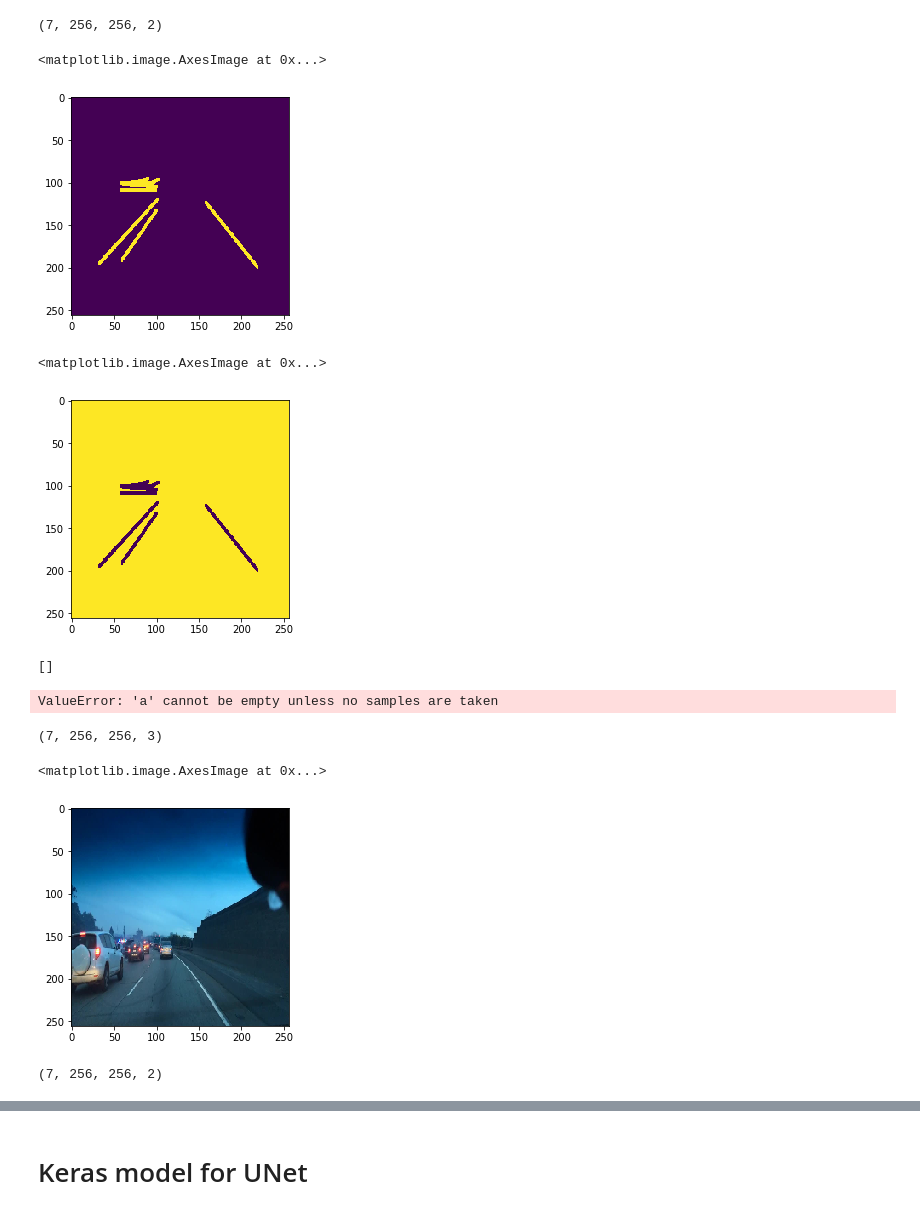
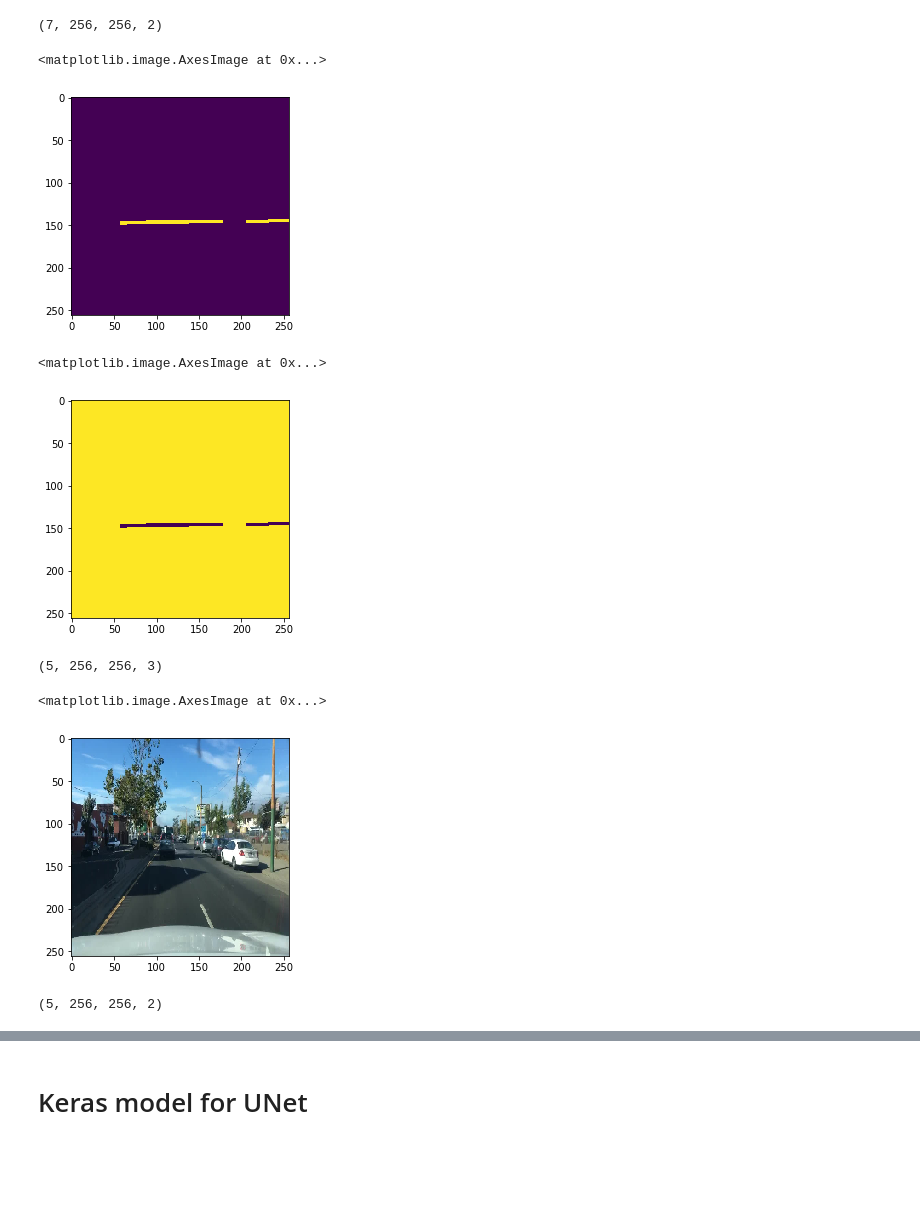
Before and after one commit to trived76/ECE1512-Homework3-LaneDetection, a Jupyter notebook: Lane_Detection.ipynb, the cells around one changed output, grey strips where cells are left out. Cells and saved outputs as stored; diff of their text form; code cells hidden in the pictures; blank space fills up the shorter version.

Commit message:
Validation generator is now perfect and model can be trained

```diff
--- a/Lane_Detection.ipynb
+++ b/Lane_Detection.ipynb
@@ -436,7 +437,7 @@ for i,j in enumerate(mask_img_name_tr):
         raw_img=cv2.imread(raw_img_name_tr[i])[:,:,::-1]
         raw_img=cv2.resize(raw_img,dsize=(256,256),interpolation=cv2.INTER_NEAREST)
 
-        mask_img=cv2.imread(j)[:,:,0]
+        mask_img=cv2.imread(j)
         mask_img=cv2.resize(mask_img,dsize=(256,256),interpolation=cv2.INTER_NEAREST)
 
         cv2.imwrite('data/train/raw/'+j[64:-8]+'.png',raw_img)
@@ -456,11 +457,11 @@ for i,j in enumerate(mask_img_name_val):
         raw_img=cv2.imread(raw_img_name_val[i])[:,:,::-1]
         raw_img=cv2.resize(raw_img,dsize=(256,256),interpolation=cv2.INTER_NEAREST)
 
-        mask_img=cv2.imread(j)[:,:,0]
+        mask_img=cv2.imread(j)
         mask_img=cv2.resize(mask_img,dsize=(256,256),interpolation=cv2.INTER_NEAREST)
 
-        cv2.imwrite('data/validation/raw'+j[64:-8]+'.png',raw_img)
-        cv2.imwrite('data/validation/mask'+j[64:-8]+'.png',mask_img)
+        cv2.imwrite('data/validation/raw/'+j[64:-8]+'.png',raw_img)
+        cv2.imwrite('data/validation/mask/'+j[64:-8]+'.png',mask_img)
 
         raw_img=0
         mask_img=0
@@ -476,11 +477,11 @@ for i,j in enumerate(mask_img_name_te):
         raw_img=cv2.imread(raw_img_name_te[i])[:,:,::-1]
         raw_img=cv2.resize(raw_img,dsize=(256,256),interpolation=cv2.INTER_NEAREST)
 
-        mask_img=cv2.imread(j)[:,:,0]
+        mask_img=cv2.imread(j)
         mask_img=cv2.resize(mask_img,dsize=(256,256),interpolation=cv2.INTER_NEAREST)
 
-        cv2.imwrite('data/test/raw'+j[64:-8]+'.png',raw_img)
-        cv2.imwrite('data/test/mask'+j[64:-8]+'.png',mask_img)
+        cv2.imwrite('data/test/raw/'+j[64:-8]+'.png',raw_img)
+        cv2.imwrite('data/test/mask/'+j[64:-8]+'.png',mask_img)
 
         raw_img=0
         mask_img=0
@@ -552,16 +553,16 @@ c.shape
 (7, 256, 256, 2)
 # %%
 # Original mask
-plt.imshow(np.squeeze(c[0][:,:,0]))
+plt.imshow(np.squeeze(c[1][:,:,0]))
 # %% [output]
 <matplotlib.image.AxesImage at 0x...>
-[figure, old version]
+[figure, new version]
 # %%
 # Reverse mask
-plt.imshow(np.squeeze(c[0][:,:,1]))
+plt.imshow(np.squeeze(c[1][:,:,1]))
 # %% [output]
 <matplotlib.image.AxesImage at 0x...>
-[figure, old version]
+[figure, new version]
 # %%
 def custom_valid_data_generator(val_image_path,val_mask_path,n_batches):
 
@@ -585,29 +586,22 @@ def custom_valid_data_generator(val_image_path,val_mask_path,n_batches):
             val_mask_batch[i,:,:,1]=temp_mask
 
         yield (val_img_batch.astype(np.float32),val_mask_batch)
-# %%
-os.listdir("data/validation/raw/")
-# Problem validation set is returning nothing
-# %% [output]
-[]
 # %%
-valid_generator_object=custom_valid_data_generator("data/validation/raw/","data/validation/mask/",7)
+valid_generator_object=custom_valid_data_generator("data/validation/raw/","data/validation/mask/",5)
 # %%
 d,e=next(valid_generator_object)
-# %% [output]
-ValueError: 'a' cannot be empty unless no samples are taken
 # %%
-b.shape
+d.shape
 # %% [output]
-(7, 256, 256, 3)
+(5, 256, 256, 3)
 # %%
-plt.imshow(b[0])
+plt.imshow(d[4])
 # %% [output]
 <matplotlib.image.AxesImage at 0x...>
-[figure, old version]
+[figure, new version]
 # %%
-c.shape
+e.shape
 # %% [output]
-(7, 256, 256, 2)
+(5, 256, 256, 2)
 # %%
 # Original mask
```
Also changed, not shown: parts of 18 cells of this notebook.
